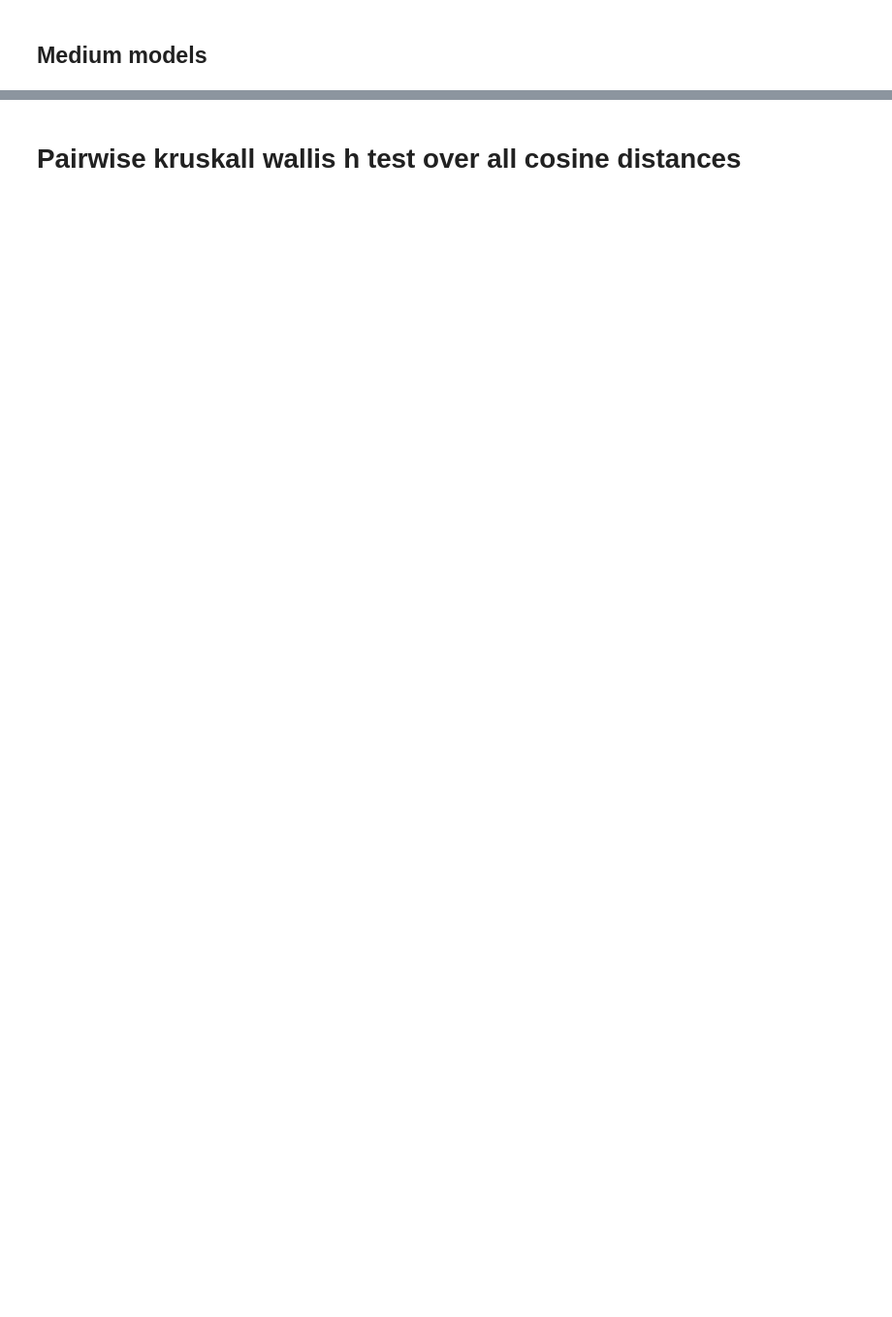
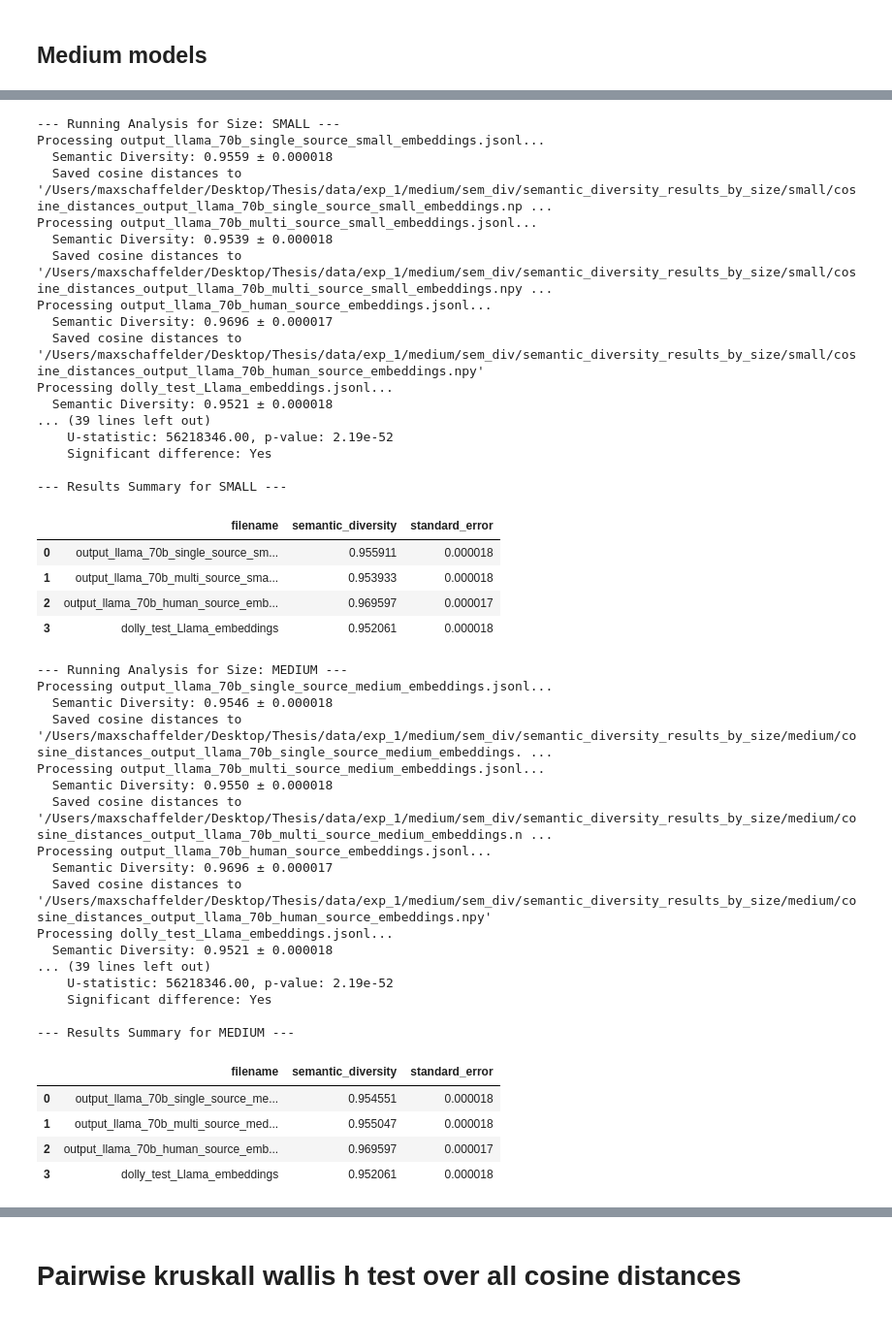
Before and after one commit to maxschaffelder/synthetic_data_diversity, a Jupyter notebook: exp_1/metric_calculation/sem_div/semantic_diversity.ipynb, the cells around one changed output, grey strips where cells are left out. Shown at 97% size. Cells and saved outputs as stored; diff of their text form; code cells hidden in the pictures; blank space fills up the shorter version.

Commit message:
expand sem div analysis

```diff
--- a/exp_1/metric_calculation/sem_div/semantic_diversity.ipynb
+++ b/exp_1/metric_calculation/sem_div/semantic_diversity.ipynb
@@ -286,0 +429,57 @@ Processing output_llama_70b_single_source_large_embeddings.jsonl...
+# %%
+# 1. Define input and base output directories
+INPUT_DIR = "/Users/maxschaffelder/Desktop/Thesis/data/exp_1/medium/sem_div/sentence_embeddings"
+parent_dir = os.path.dirname(INPUT_DIR)
+# NOTE: This is now a *base* directory for categorized results
+BASE_OUTPUT_DIR = os.path.join(parent_dir, "semantic_diversity_results_by_size")
+
+# 2. Run the analysis for each size you want to compare
+# The function will handle file selection, processing, and statistical tests.
+run_analysis_for_size('small', INPUT_DIR, BASE_OUTPUT_DIR)
+run_analysis_for_size('medium', INPUT_DIR, BASE_OUTPUT_DIR)
+run_analysis_for_size('large', INPUT_DIR, BASE_OUTPUT_DIR)
+# %% [output]
+--- Running Analysis for Size: SMALL ---
+Processing output_llama_70b_single_source_small_embeddings.jsonl...
+  Semantic Diversity: 0.9559 ± 0.000018
+  Saved cosine distances to '/Users/maxschaffelder/Desktop/Thesis/data/exp_1/medium/sem_div/semantic_diversity_results_by_size/small/cosine_distances_output_llama_70b_single_source_small_embeddings.np ...
+Processing output_llama_70b_multi_source_small_embeddings.jsonl...
+  Semantic Diversity: 0.9539 ± 0.000018
+  Saved cosine distances to '/Users/maxschaffelder/Desktop/Thesis/data/exp_1/medium/sem_div/semantic_diversity_results_by_size/small/cosine_distances_output_llama_70b_multi_source_small_embeddings.npy ...
+Processing output_llama_70b_human_source_embeddings.jsonl...
+  Semantic Diversity: 0.9696 ± 0.000017
+  Saved cosine distances to '/Users/maxschaffelder/Desktop/Thesis/data/exp_1/medium/sem_div/semantic_diversity_results_by_size/small/cosine_distances_output_llama_70b_human_source_embeddings.npy'
+Processing dolly_test_Llama_embeddings.jsonl...
+  Semantic Diversity: 0.9521 ± 0.000018
+... (39 lines left out)
+    U-statistic: 56218346.00, p-value: 2.19e-52
+    Significant difference: Yes
+
+--- Results Summary for SMALL ---
+|  | filename | semantic_diversity | standard_error |
+| 0 | output_llama_70b_single_source_sm... | 0.955911 | 0.000018 |
+| 1 | output_llama_70b_multi_source_sma... | 0.953933 | 0.000018 |
+| 2 | output_llama_70b_human_source_emb... | 0.969597 | 0.000017 |
+| 3 | dolly_test_Llama_embeddings | 0.952061 | 0.000018 |
+--- Running Analysis for Size: MEDIUM ---
+Processing output_llama_70b_single_source_medium_embeddings.jsonl...
+  Semantic Diversity: 0.9546 ± 0.000018
+  Saved cosine distances to '/Users/maxschaffelder/Desktop/Thesis/data/exp_1/medium/sem_div/semantic_diversity_results_by_size/medium/cosine_distances_output_llama_70b_single_source_medium_embeddings. ...
+Processing output_llama_70b_multi_source_medium_embeddings.jsonl...
+  Semantic Diversity: 0.9550 ± 0.000018
+  Saved cosine distances to '/Users/maxschaffelder/Desktop/Thesis/data/exp_1/medium/sem_div/semantic_diversity_results_by_size/medium/cosine_distances_output_llama_70b_multi_source_medium_embeddings.n ...
+Processing output_llama_70b_human_source_embeddings.jsonl...
+  Semantic Diversity: 0.9696 ± 0.000017
+  Saved cosine distances to '/Users/maxschaffelder/Desktop/Thesis/data/exp_1/medium/sem_div/semantic_diversity_results_by_size/medium/cosine_distances_output_llama_70b_human_source_embeddings.npy'
+Processing dolly_test_Llama_embeddings.jsonl...
+  Semantic Diversity: 0.9521 ± 0.000018
+... (39 lines left out)
+    U-statistic: 56218346.00, p-value: 2.19e-52
+    Significant difference: Yes
+
+--- Results Summary for MEDIUM ---
+|  | filename | semantic_diversity | standard_error |
+| 0 | output_llama_70b_single_source_me... | 0.954551 | 0.000018 |
+| 1 | output_llama_70b_multi_source_med... | 0.955047 | 0.000018 |
+| 2 | output_llama_70b_human_source_emb... | 0.969597 | 0.000017 |
+| 3 | dolly_test_Llama_embeddings | 0.952061 | 0.000018 |
```
Also changed, not shown: parts of 9 cells of this notebook.
